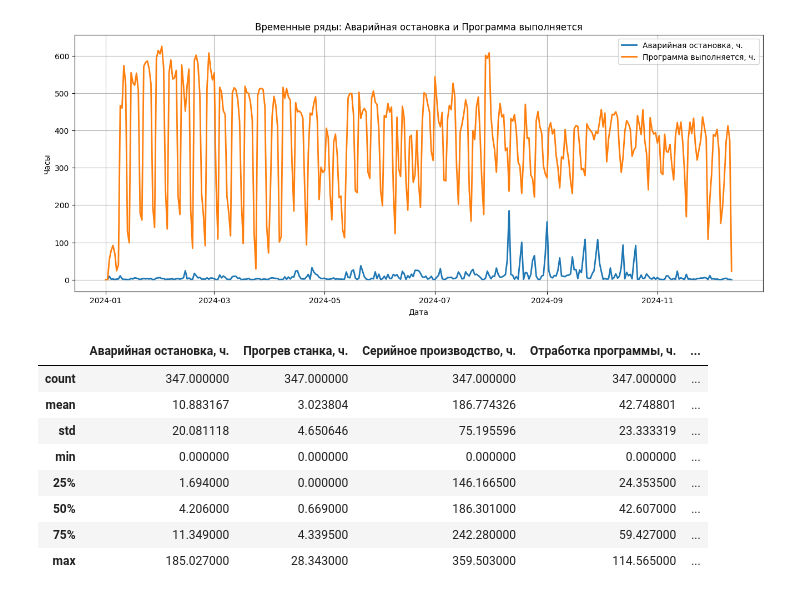
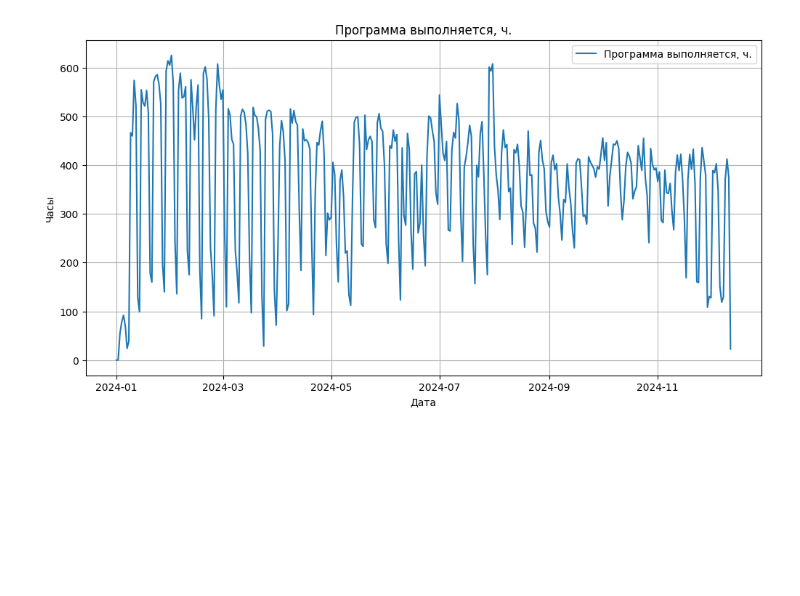
Before and after one commit to OXYCRiNGE/stanki, a Jupyter notebook: analysis.ipynb, the cells around one changed output. Drawn from its saved outputs; the diff is of its cells as text; code cells hidden in the pictures; blank space fills up the shorter version.

```diff
--- a/analysis.ipynb
+++ b/analysis.ipynb
@@ -133,5 +102,5 @@ dtype: int64
 # %%
-df.interpolate(method='linear', inplace=True)
+df.set_index('Дата', inplace=True)
 # %%
 df.describe()
 # %% [output]
@@ -172,27 +130,13 @@ df_aggregated = df.groupby('Дата').sum()
 # %%
-# Строим график временного ряда
 import matplotlib.pyplot as plt
 
-plt.figure(figsize=(16, 6))
-plt.plot(df_aggregated.index, df_aggregated['Аварийная остановка, ч.'], label="Аварийная остановка, ч.", linewidth=2)
-plt.plot(df_aggregated.index, df_aggregated['Программа выполняется, ч.'], label="Программа выполняется, ч.", linewidth=2)
-plt.xlabel("Дата")
-plt.ylabel("Часы")
-plt.title("Временные ряды: Аварийная остановка и Программа выполняется")
+plt.figure(figsize=(12, 6))
+plt.plot(df_aggregated.index, df_aggregated['Программа выполняется, ч.'], label='Программа выполняется, ч.')
+plt.title('Программа выполняется, ч.')
+plt.xlabel('Дата')
+plt.ylabel('Часы')
 plt.legend()
 plt.grid(True)
 plt.show()
 # %% [output]
-[figure, old version]
+[figure, new version]
-# %%
-df_aggregated.describe()
-# %% [output]
-|  | Аварийная остановка, ч. | Прогрев станка, ч. | Серийное производство, ч. | Отработка программы, ч. | ... |
-| count | 347.000000 | 347.000000 | 347.000000 | 347.000000 | ... |
-| mean | 10.883167 | 3.023804 | 186.774326 | 42.748801 | ... |
-| std | 20.081118 | 4.650646 | 75.195596 | 23.333319 | ... |
-| min | 0.000000 | 0.000000 | 0.000000 | 0.000000 | ... |
-| 25% | 1.694000 | 0.000000 | 146.166500 | 24.353500 | ... |
-| 50% | 4.206000 | 0.669000 | 186.301000 | 42.607000 | ... |
-| 75% | 11.349000 | 4.339500 | 242.280000 | 59.427000 | ... |
-| max | 185.027000 | 28.343000 | 359.503000 | 114.565000 | ... |
```
Also changed, not shown: parts of 55 cells of this notebook.
